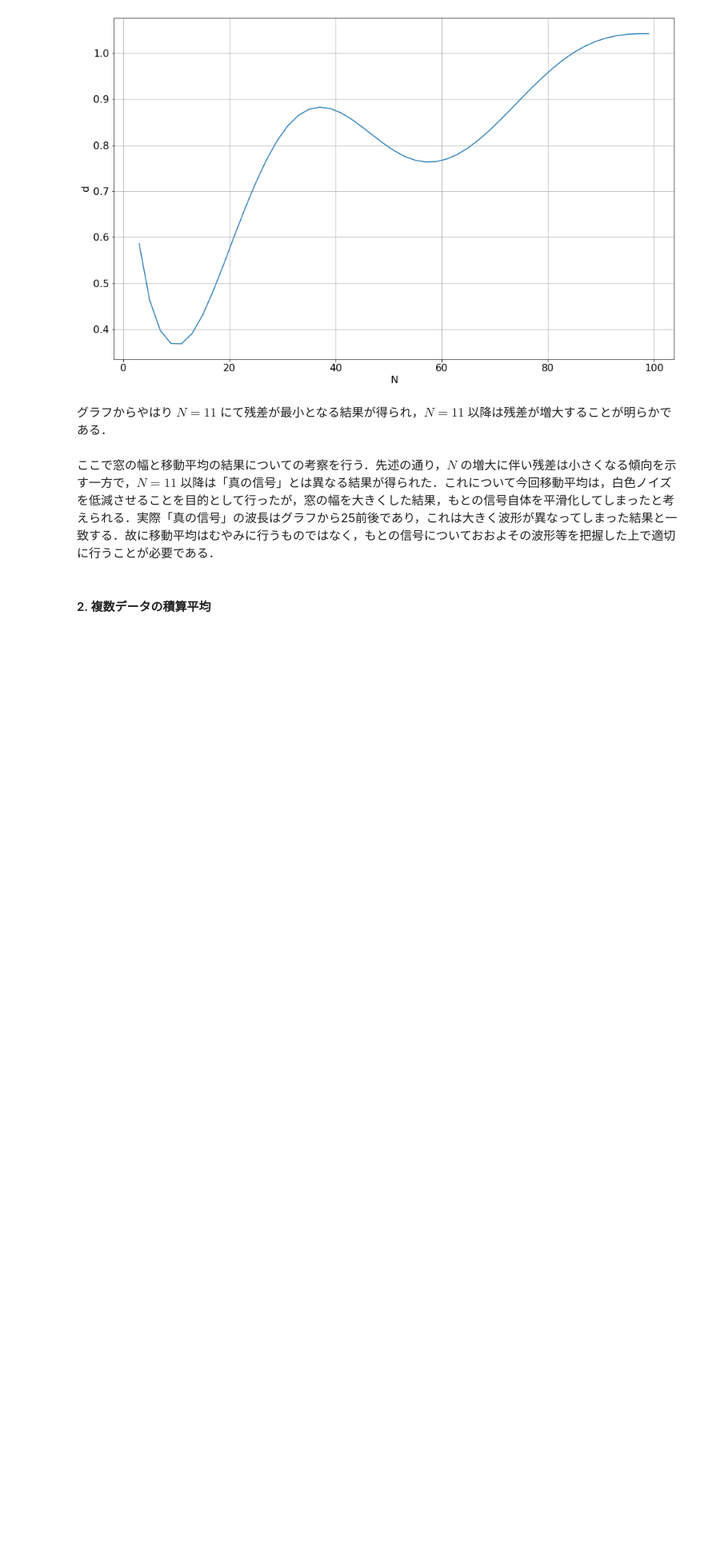
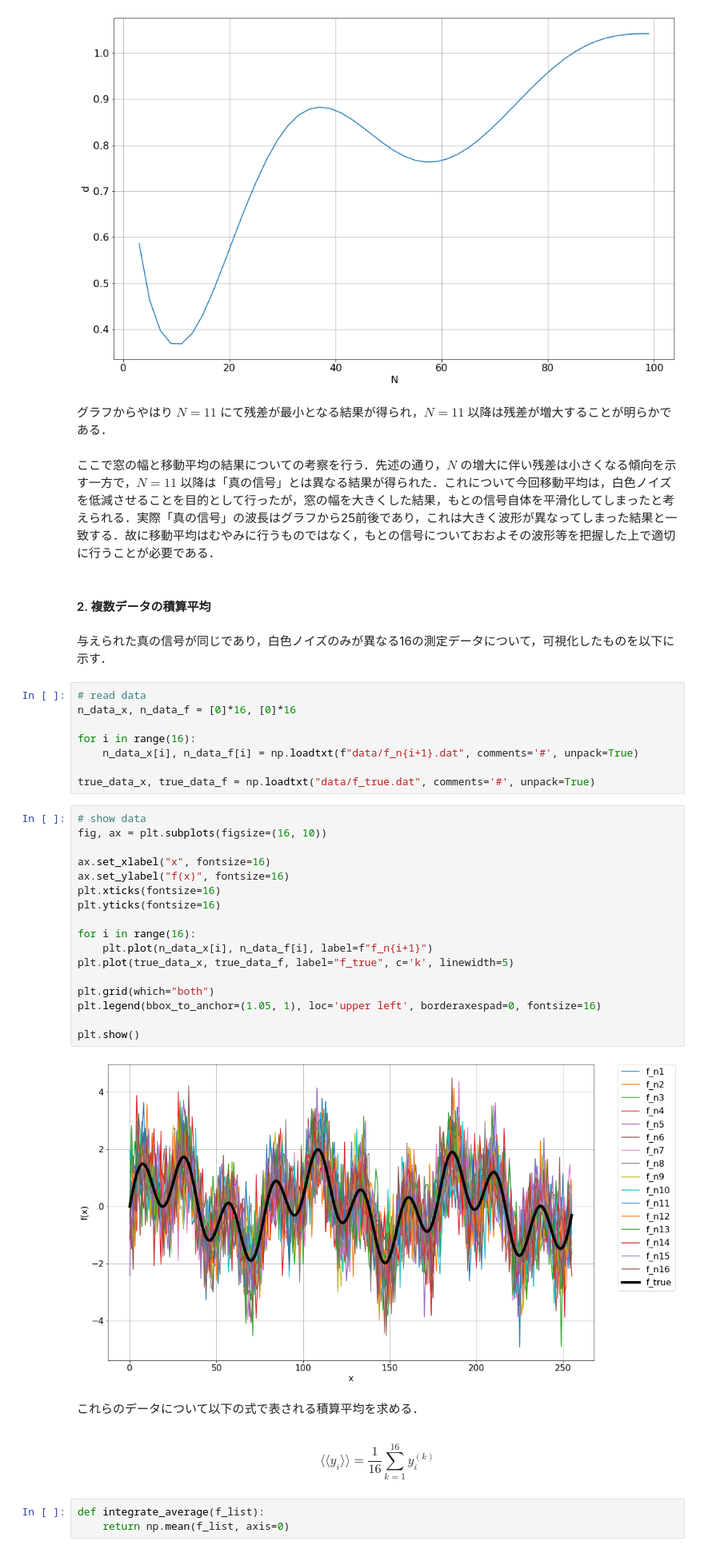
Before and after one commit to wakky927/image-processing, a Jupyter notebook: HW5/hw5.ipynb, the cells around one changed output. Shown at 80% size. Drawn from its saved outputs; the diff is of its cells as text; blank space fills up the shorter version.

```diff
--- a/HW5/hw5.ipynb
+++ b/HW5/hw5.ipynb
@@ -133,3 +133,41 @@ plt.show()
 ここで窓の幅と移動平均の結果についての考察を行う．先述の通り，$N$ の増大に伴い残差は小さくなる傾向を示す一方で，$N = 11$ 以降は「真の信号」とは異なる結果が得られた．これについて今回移動平均は，白色ノイズを低減させることを目的として行ったが，窓の幅を大きくした結果，もとの信号自体を平滑化してしまったと考えられる．実際「真の信号」の波長はグラフから25前後であり，これは大きく波形が異なってしまった結果と一致する．故に移動平均はむやみに行うものではなく，もとの信号についておおよその波形等を把握した上で適切に行うことが必要である．
 # %% [markdown]
 #### 2. 複数データの積算平均
+# %% [markdown]
+与えられた真の信号が同じであり，白色ノイズのみが異なる16の測定データについて，可視化したものを以下に示す．
+# %%
+# read data
+n_data_x, n_data_f = [0]*16, [0]*16
+
+for i in range(16):
+    n_data_x[i], n_data_f[i] = np.loadtxt(f"data/f_n{i+1}.dat", comments='#', unpack=True)
+
+true_data_x, true_data_f = np.loadtxt("data/f_true.dat", comments='#', unpack=True)
+# %%
+# show data
+fig, ax = plt.subplots(figsize=(16, 10))
+
+ax.set_xlabel("x", fontsize=16)
+ax.set_ylabel("f(x)", fontsize=16)
+plt.xticks(fontsize=16)
+plt.yticks(fontsize=16)
+
+for i in range(16):
+    plt.plot(n_data_x[i], n_data_f[i], label=f"f_n{i+1}")
+plt.plot(true_data_x, true_data_f, label="f_true", c='k', linewidth=5)
+
+plt.grid(which="both")
+plt.legend(bbox_to_anchor=(1.05, 1), loc='upper left', borderaxespad=0, fontsize=16)
+
+plt.show()
+# %% [output]
+[figure, added]
+# %% [markdown]
+これらのデータについて以下の式で表される積算平均を求める．
+# %% [markdown]
+$$
+\langle\langle y_i \rangle\rangle = \frac{1}{16}\sum_{k=1}^{16}y_i^{(k)}
+$$
+# %%
+def integrate_average(f_list):
+    return np.mean(f_list, axis=0)
```
Also changed, not shown: parts of 7 cells of this notebook, 2 other files.
